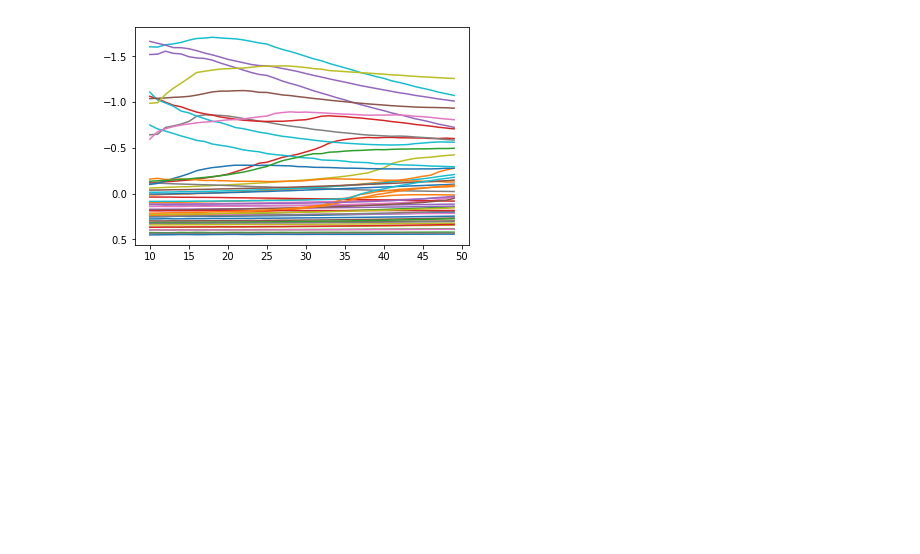
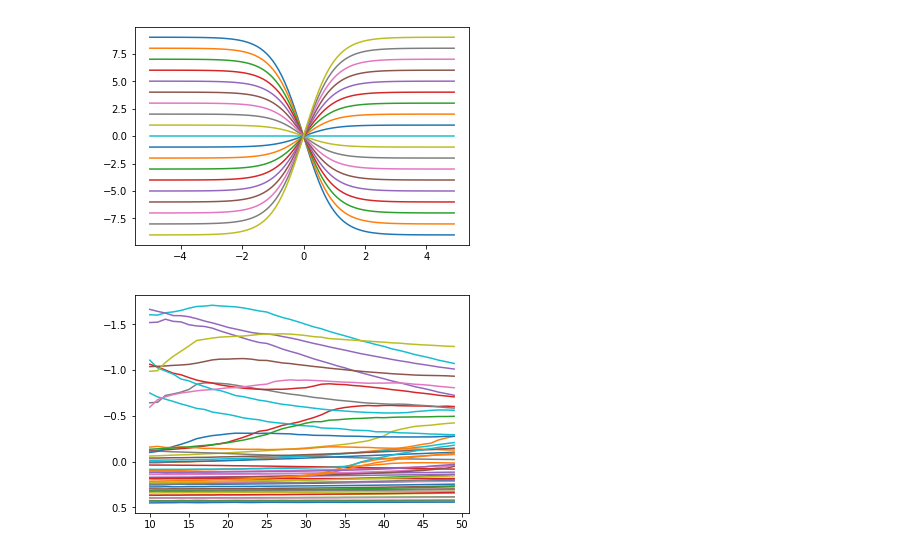
Before and after one commit to jpierel14/sntd, a Jupyter notebook: manuscript_caseStudies.ipynb, the cells around one changed output. Drawn from its saved outputs; the diff is of its cells as text; code cells hidden in the pictures; blank space fills up the shorter version.

```diff
--- a/manuscript_caseStudies.ipynb
+++ b/manuscript_caseStudies.ipynb
@@ -9,6 +9,15 @@ from astropy.io import ascii
 from scipy.interpolate import splrep,splev
 from scipy.optimize import minimize,minimize_scalar
 from scipy.interpolate import interp1d
+# %%
+fig=plt.figure()
+ax=fig.gca()
+x=np.arange(-5,5,.1)
+for A in np.arange(-9,10,1):
+    ax.plot(x,A*np.tanh(x))
+plt.show()
+# %% [output]
+[figure, added]
 # %%
 reload(ml)
 fitData=ml.realizeMicro()
```
Also changed, not shown: parts of 2 cells of this notebook, 5 other files.
